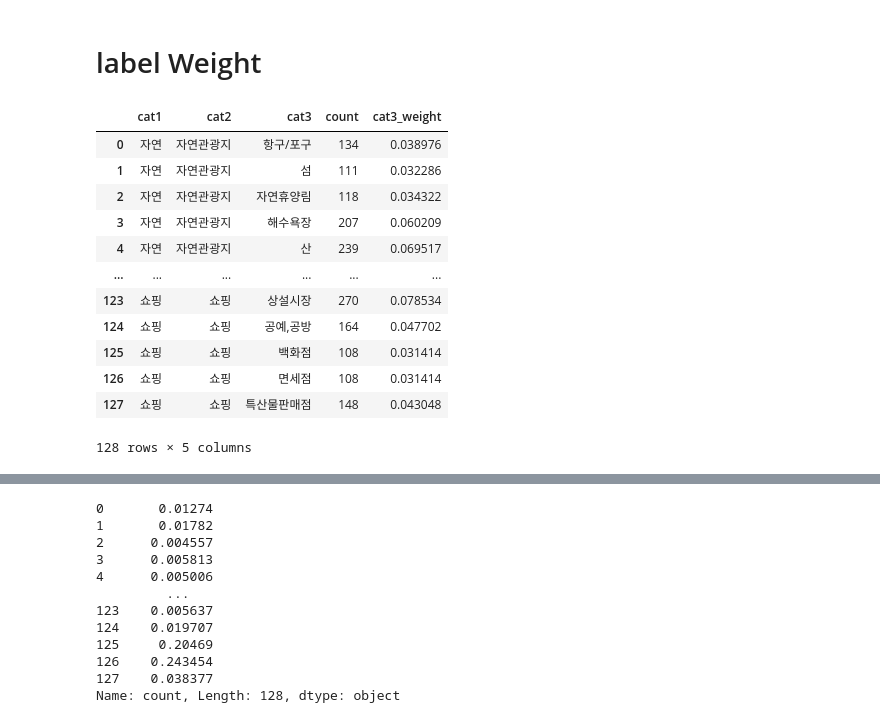
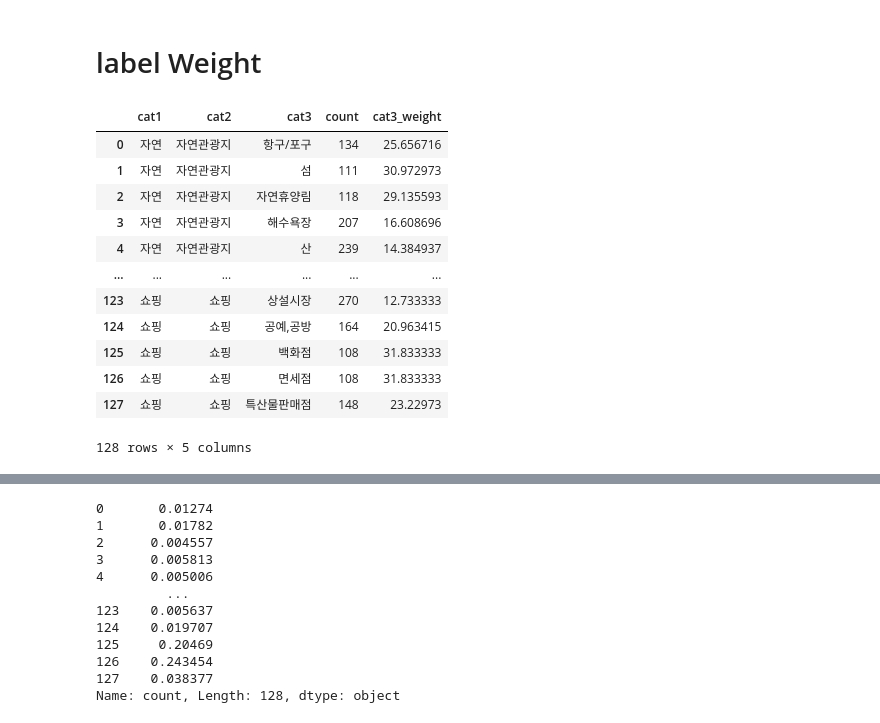
Before and after one commit to quhb2455/dacon_tourism, a Jupyter notebook: EDA.ipynb, the cells around one changed output, grey strips where cells are left out. Cells and saved outputs as stored; diff of their text form; code cells hidden in the pictures.

```diff
--- a/EDA.ipynb
+++ b/EDA.ipynb
@@ -622,40 +622,40 @@ cat3_encoder
 # %%
 import pandas as pd
 import numpy as np
 
 # df = pd.read_csv('./data/train.csv')
 df = pd.read_csv('./data/aug_train.csv')
 
 label_df = pd.DataFrame(columns=['cat1','cat2','cat3','count'])
 for n_cat1 in df['cat1'].unique() :
     cat2 = df[df['cat1'] == n_cat1]['cat2'].unique()
     for n_cat2 in cat2 :
         cat3  = df[df['cat1'] == n_cat1][df['cat2'] == n_cat2]['cat3'].unique()
         for n_cat3 in cat3 :
             cnt = len(df[df['cat1'] == n_cat1][df['cat2'] == n_cat2][df['cat3'] == n_cat3])
             n = pd.DataFrame([[n_cat1, n_cat2, n_cat3, cnt]], columns=['cat1', 'cat2', 'cat3', 'count'])
             label_df = pd.concat([label_df, n], ignore_index=True)
 
 count_df = label_df['count']
-count_df = count_df/ max(count_df)
+count_df = max(count_df)/ count_df
 
 np.save('./data/cat3_label_weight2.npy', count_df.to_numpy())
 
 label_df['cat3_weight'] = count_df
 label_df
 # %% [output]
 |  | cat1 | cat2 | cat3 | count | cat3_weight |
-| 0 | 자연 | 자연관광지 | 항구/포구 | 134 | 0.038976 |
-| 1 | 자연 | 자연관광지 | 섬 | 111 | 0.032286 |
-| 2 | 자연 | 자연관광지 | 자연휴양림 | 118 | 0.034322 |
-| 3 | 자연 | 자연관광지 | 해수욕장 | 207 | 0.060209 |
-| 4 | 자연 | 자연관광지 | 산 | 239 | 0.069517 |
+| 0 | 자연 | 자연관광지 | 항구/포구 | 134 | 25.656716 |
+| 1 | 자연 | 자연관광지 | 섬 | 111 | 30.972973 |
+| 2 | 자연 | 자연관광지 | 자연휴양림 | 118 | 29.135593 |
+| 3 | 자연 | 자연관광지 | 해수욕장 | 207 | 16.608696 |
+| 4 | 자연 | 자연관광지 | 산 | 239 | 14.384937 |
 | ... | ... | ... | ... | ... | ... |
-| 123 | 쇼핑 | 쇼핑 | 상설시장 | 270 | 0.078534 |
-| 124 | 쇼핑 | 쇼핑 | 공예,공방 | 164 | 0.047702 |
-| 125 | 쇼핑 | 쇼핑 | 백화점 | 108 | 0.031414 |
-| 126 | 쇼핑 | 쇼핑 | 면세점 | 108 | 0.031414 |
-| 127 | 쇼핑 | 쇼핑 | 특산물판매점 | 148 | 0.043048 |
+| 123 | 쇼핑 | 쇼핑 | 상설시장 | 270 | 12.733333 |
+| 124 | 쇼핑 | 쇼핑 | 공예,공방 | 164 | 20.963415 |
+| 125 | 쇼핑 | 쇼핑 | 백화점 | 108 | 31.833333 |
+| 126 | 쇼핑 | 쇼핑 | 면세점 | 108 | 31.833333 |
+| 127 | 쇼핑 | 쇼핑 | 특산물판매점 | 148 | 23.22973 |
 128 rows × 5 columns
 # %%
 cat1_weight = []
```
Also changed, not shown: parts of 3 cells of this notebook, 4 other files.
